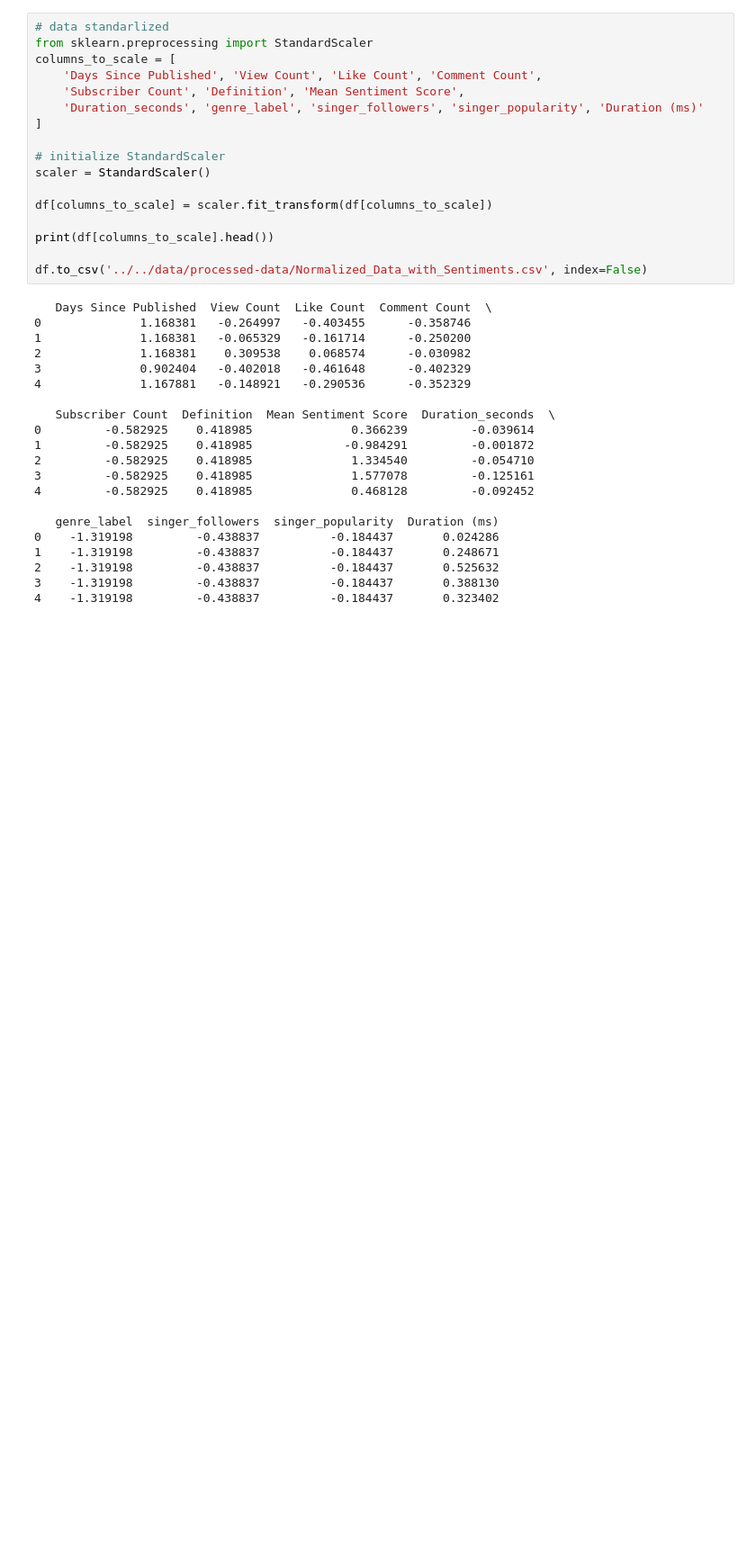
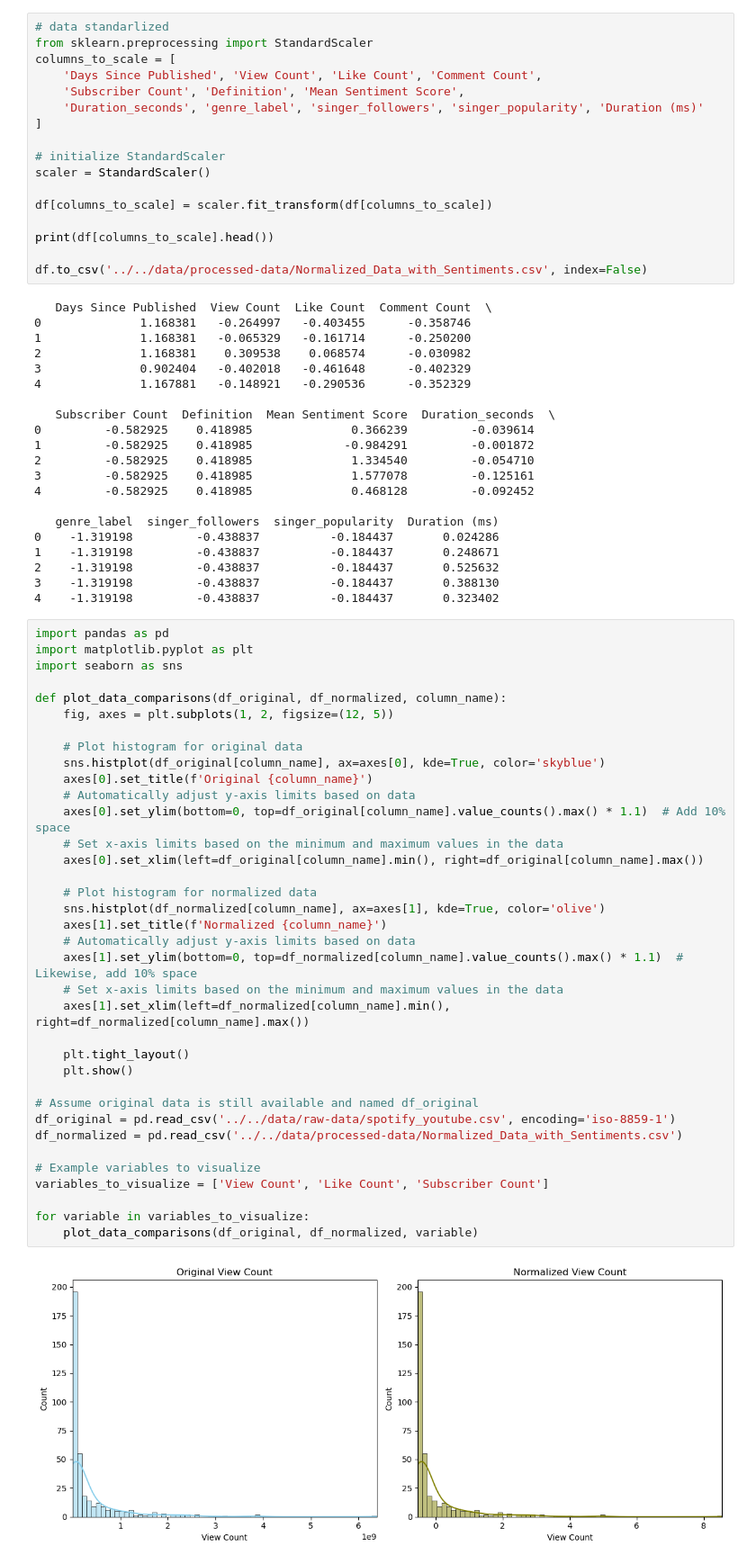
Before and after one commit to Jaycallyz/DSAN-5000-Project, a Jupyter notebook: technical-details/data-cleaning/main.ipynb, the cells around one changed output. Shown: that part at 90% size. Drawn from its saved outputs; the diff is of its cells as text; blank space fills up the shorter version.

Commit message:
data cleaning html added

```diff
--- a/technical-details/data-cleaning/main.ipynb
+++ b/technical-details/data-cleaning/main.ipynb
@@ -153,3 +153,41 @@ df.to_csv('../../data/processed-data/Normalized_Data_with_Sentiments.csv', index
 2    -1.319198         -0.438837          -0.184437       0.525632
 3    -1.319198         -0.438837          -0.184437       0.388130
 4    -1.319198         -0.438837          -0.184437       0.323402
+# %%
+import pandas as pd
+import matplotlib.pyplot as plt
+import seaborn as sns
+
+def plot_data_comparisons(df_original, df_normalized, column_name):
+    fig, axes = plt.subplots(1, 2, figsize=(12, 5))
+
+    # Plot histogram for original data
+    sns.histplot(df_original[column_name], ax=axes[0], kde=True, color='skyblue')
+    axes[0].set_title(f'Original {column_name}')
+    # Automatically adjust y-axis limits based on data
+    axes[0].set_ylim(bottom=0, top=df_original[column_name].value_counts().max() * 1.1)  # Add 10% space
+    # Set x-axis limits based on the minimum and maximum values in the data
+    axes[0].set_xlim(left=df_original[column_name].min(), right=df_original[column_name].max())
+
+    # Plot histogram for normalized data
+    sns.histplot(df_normalized[column_name], ax=axes[1], kde=True, color='olive')
+    axes[1].set_title(f'Normalized {column_name}')
+    # Automatically adjust y-axis limits based on data
+    axes[1].set_ylim(bottom=0, top=df_normalized[column_name].value_counts().max() * 1.1)  # Likewise, add 10% space
+    # Set x-axis limits based on the minimum and maximum values in the data
+    axes[1].set_xlim(left=df_normalized[column_name].min(), right=df_normalized[column_name].max())
+
+    plt.tight_layout()
+    plt.show()
+
+# Assume original data is still available and named df_original
+df_original = pd.read_csv('../../data/raw-data/spotify_youtube.csv', encoding='iso-8859-1')
+df_normalized = pd.read_csv('../../data/processed-data/Normalized_Data_with_Sentiments.csv')
+
+# Example variables to visualize
+variables_to_visualize = ['View Count', 'Like Count', 'Subscriber Count']
+
+for variable in variables_to_visualize:
+    plot_data_comparisons(df_original, df_normalized, variable)
+# %% [output]
+[figure, added]
```
Also changed, not shown: parts of 1 cell of this notebook, 11 other files.
